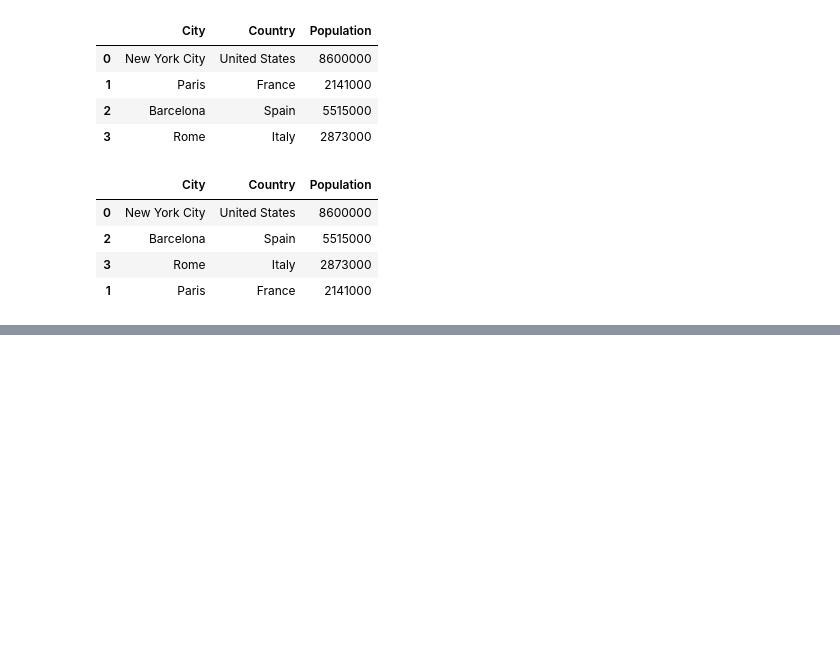
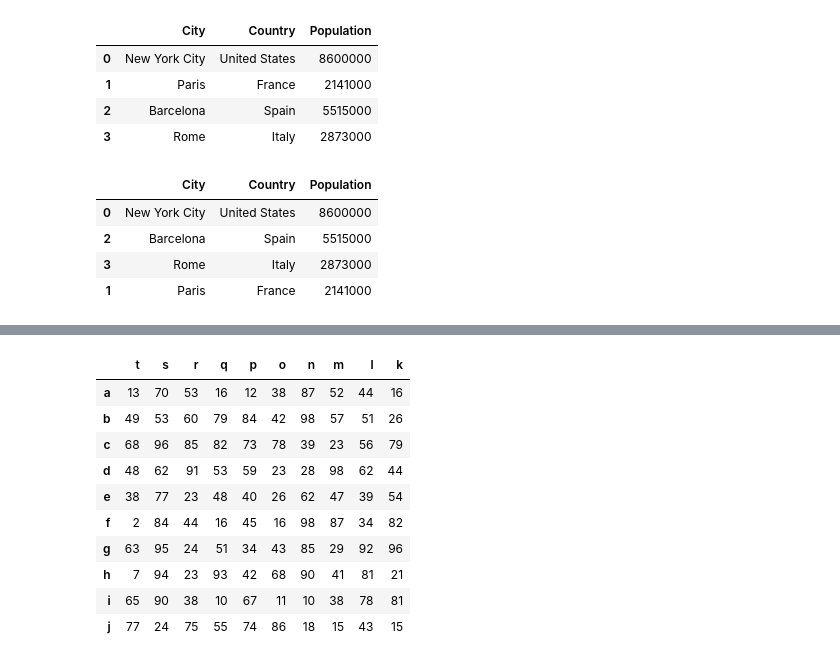
Before and after one commit to chlazaris/pandas_training, a Jupyter notebook: Pandas_Training.ipynb, the cells around one changed output, grey strips where cells are left out. Saved outputs shown, nothing was run; the diff lists cells and outputs as text; code cells hidden in the pictures; blank space fills up the shorter version.

```diff
--- a/Pandas_Training.ipynb
+++ b/Pandas_Training.ipynb
@@ -706,0 +725,15 @@ pd.DataFrame(data = array,
+# %%
+# Reverse the order of columns
+data2.sort_index(axis=1, ascending=False)
+# %% [output]
+|  | t | s | r | q | p | o | n | m | l | k |
+| a | 13 | 70 | 53 | 16 | 12 | 38 | 87 | 52 | 44 | 16 |
+| b | 49 | 53 | 60 | 79 | 84 | 42 | 98 | 57 | 51 | 26 |
+| c | 68 | 96 | 85 | 82 | 73 | 78 | 39 | 23 | 56 | 79 |
+| d | 48 | 62 | 91 | 53 | 59 | 23 | 28 | 98 | 62 | 44 |
+| e | 38 | 77 | 23 | 48 | 40 | 26 | 62 | 47 | 39 | 54 |
+| f | 2 | 84 | 44 | 16 | 45 | 16 | 98 | 87 | 34 | 82 |
+| g | 63 | 95 | 24 | 51 | 34 | 43 | 85 | 29 | 92 | 96 |
+| h | 7 | 94 | 23 | 93 | 42 | 68 | 90 | 41 | 81 | 21 |
+| i | 65 | 90 | 38 | 10 | 67 | 11 | 10 | 38 | 78 | 81 |
+| j | 77 | 24 | 75 | 55 | 74 | 86 | 18 | 15 | 43 | 15 |
```
Also changed, not shown: parts of 13 cells of this notebook.
